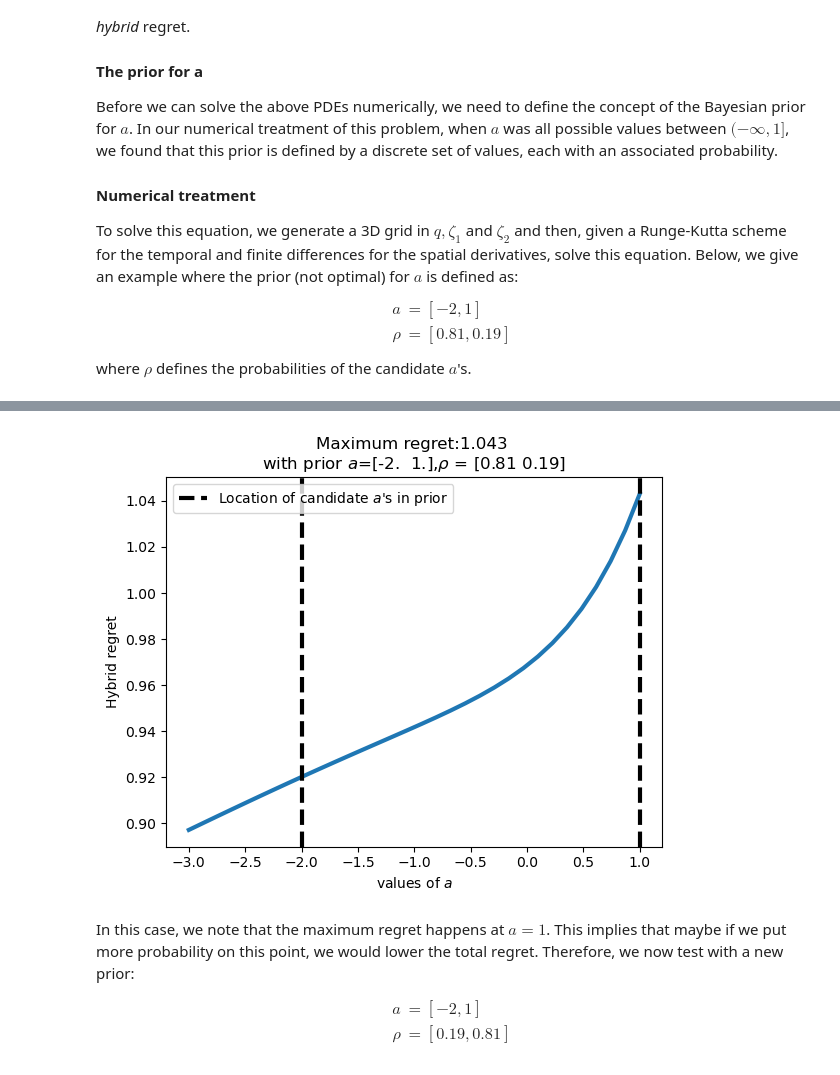
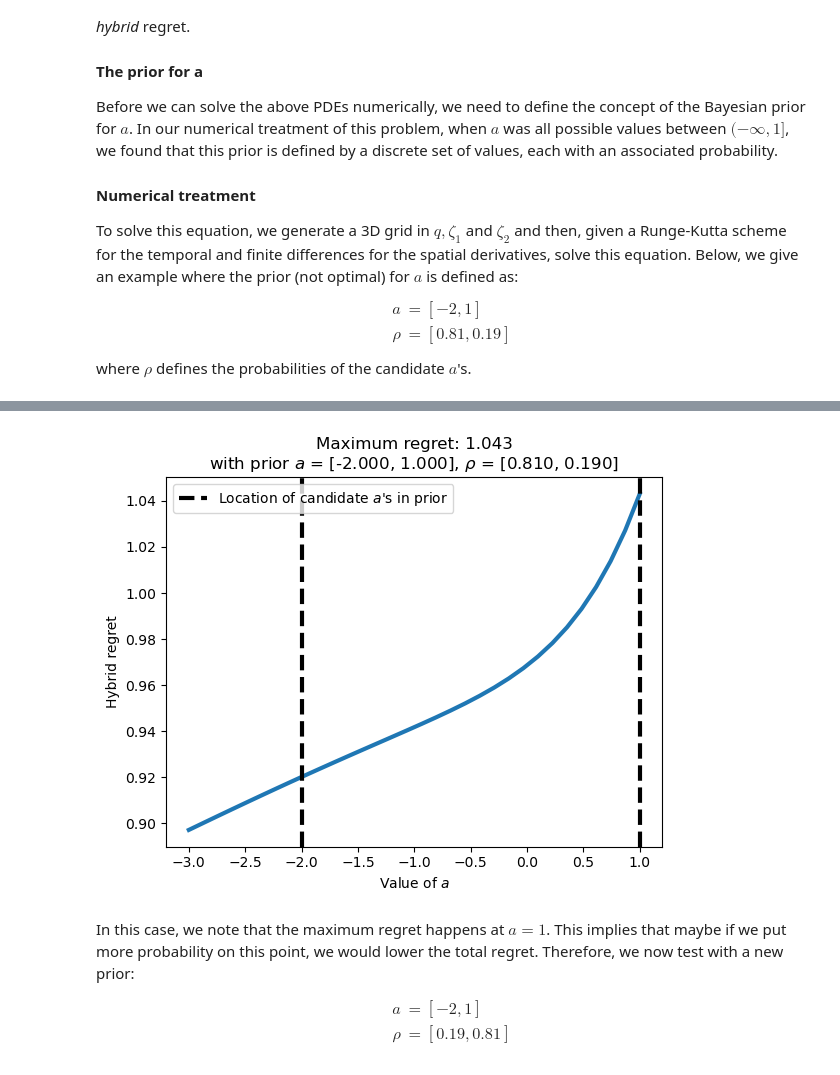
Before and after one commit to meggl23/NumericalAgnosticControl, a Jupyter notebook: On-the-fly numerical demonstration.ipynb, the cells around one changed output, grey strips where cells are left out. Saved outputs shown, nothing was run; the diff lists cells and outputs as text; code cells hidden in the pictures.

```diff
--- a/On-the-fly numerical demonstration.ipynb
+++ b/On-the-fly numerical demonstration.ipynb
@@ -92,11 +93,30 @@ params = tp2.Parameters(tmin,tmax,avec,arho,q0,lam,a=None)
 
 #Grid for simulation
 grid = tp2.Grid(51,-pi,pi,26,-4.,4.,26,0.,8.,tpts,tmin,tmax)
+
+# values of a for evaluating and plotting regret
+a_vals = np.linspace(-3, 1, 32)
+# %%
+# Routines to evaluate and plot regret for an array of values of 'a'
+def evaluate_regret(avec, arho, a_vals):
+    # Evaluate the hybrid regret for each a in a_vals
+    regret_vals = []
+    for a in tqdm(a_vals):
+        params.a = a
+        Sh, S, S0 = tp2.SingleSolve(avec, arho, grid, params)
+        regret = tp2.CalculateRegret(S, S0, grid)
+        regret_vals.append(regret)
+    return regret_vals
+
+def plot_regret(avec, arho, a_vals, regret_vals):
+    plt.plot(a_vals, regret_vals, lw=3)
+    plt.axvline(avec[0], lw=3, ls='--', c='k', label="Location of candidate $a$'s in prior")
+    plt.axvline(avec[1], lw=3, ls='--', c='k')
+    plt.legend()
+    plt.xlabel('Value of $a$')
+    plt.ylabel('Hybrid regret')
+    plt.title(f"Maximum regret: {max(regret_vals):.3f}\n" +
+              rf"with prior $a$ = [{avec[0]:.3f}, {avec[1]:.3f}], $\rho$ = [{arho[0]:.3f}, {arho[1]:.3f}]")
+    plt.show()
 # %%
-# Evaluation of the hybrid regrat for a in [-3, 1]
-full_regret = []
-for i,a in enumerate(np.linspace(-3,1,32)):
-    params.a = a
-    Sh,S,S0 = tp2.SingleSolve(avec,arho,grid,params)
-    para_regvec = tp2.CalculateRegret(S,S0,grid)
-    full_regret.append(para_regvec)
+regret_vals = evaluate_regret(avec, arho, a_vals)
@@ -121,14 +123,7 @@ i = 200.000000  t = 0.000000
-# %%
-plt.plot(np.linspace(-3,1,32),full_regret,lw=3)
-plt.axvline(-2,lw=3,ls='--',c='k',label="Location of candidate $a$'s in prior")
-plt.axvline(1,lw=3,ls='--',c='k')
-plt.legend()
-plt.xlabel('values of $a$')
-plt.ylabel('Hybrid regret')
-plt.title("Maximum regret:{:.3f} \n".format(max(full_regret)) +r"with prior $a$={},$\rho$ = {}".format(avec,arho))
-plt.show()
-# %% [output]
-[figure, removed]
+# %%
+plot_regret(avec, arho, a_vals, regret_vals)
+# %% [output]
+[figure, added]
 # %% [markdown]
 In this case, we note that the maximum regret happens at $𝑎 = 1$. This implies that maybe if we put more probability on this point, we would lower the total regret. Therefore, we now test with a new prior:
 
```
Also changed, not shown: parts of 11 cells of this notebook, 1 other file.
